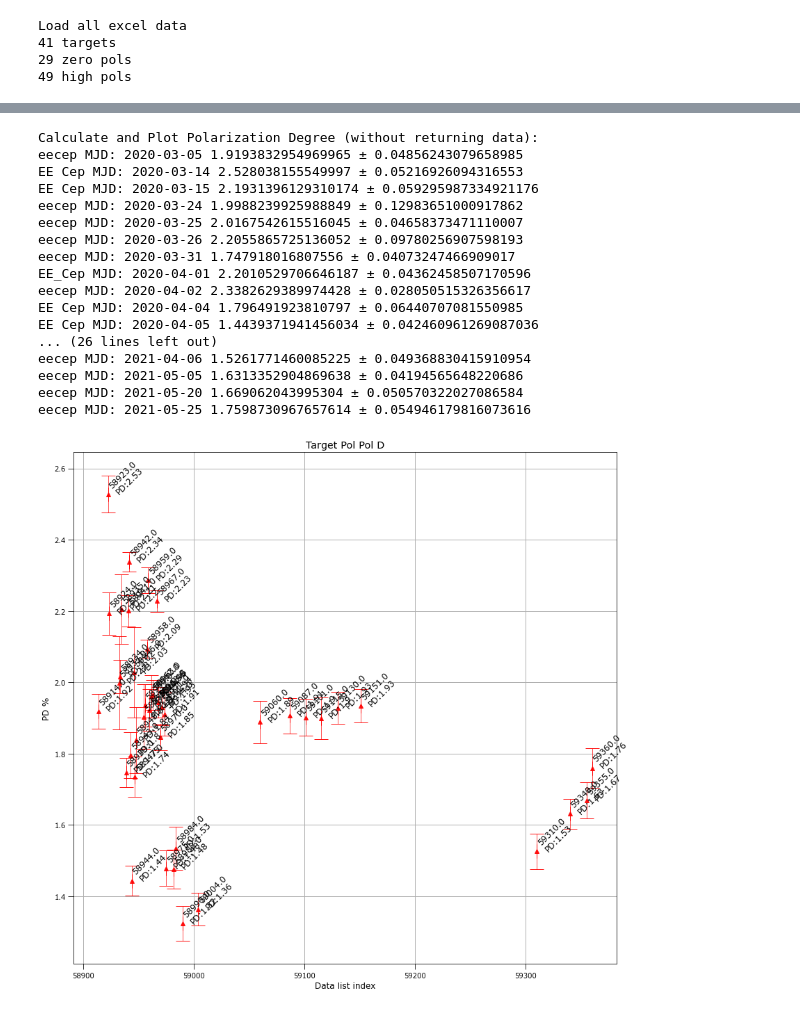
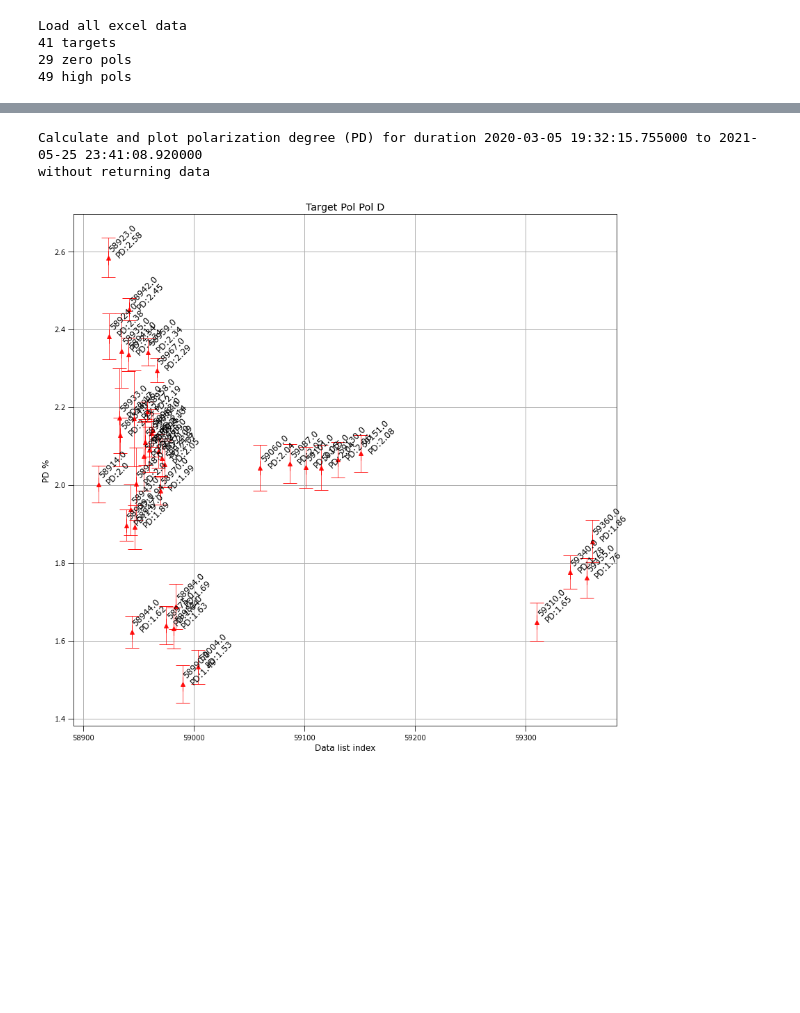
Before and after one commit to coderXmachina2/Suhora_polarimety, a Jupyter notebook: polarimetry_3.ipynb, the cells around one changed output, grey strips where cells are left out. Saved outputs shown, nothing was run; the diff lists cells and outputs as text; code cells hidden in the pictures; blank space fills up the shorter version.

```diff
--- a/polarimetry_3.ipynb
+++ b/polarimetry_3.ipynb
@@ -74,0 +90,10 @@ data_hd2158 = funcs_utils.list_autoloader(file_obs[5],
+# %%
+#Calibrate EECep
+cal_prod_EECep = funcs_calib_and_plot.calib_pipe(data_EECep,
+                                           data_g191,
+                                           verbose_plot_zpol=False)
+
+#Calibrate HD2158
+cal_prod_hd2158 = funcs_calib_and_plot.calib_pipe(data_hd2158,
+                                           data_g191,
+                                           verbose_plot_zpol=False)
@@ -95,35 +164,20 @@ data_PD[0][0], data_PD[1][0]
 # %%
-funcs_polarimetry.calc_pd2(data_EECep[0],
-                           data_EECep[1],
+#Target EECep
+funcs_polarimetry.calc_pd2(cal_prod_EECep,
                            'Target Pol Pol D',
                            'red',
                            perc_arg=True,
-                           verbose_calc_pd=True,
+                           verbose_calc_pd=False,
                            verbose_data=True)
 
-funcs_polarimetry.calc_pa2(data_EECep[0],
-                           data_EECep[1],
+#Target EECep
+funcs_polarimetry.calc_pd2(np.array(data_EECep),
                            'Target Pol Pol D',
                            'red',
-                           deg_arg=True,
-                           verbose_calc_pa=False,
+                           perc_arg=True,
+                           verbose_calc_pd=False,
                            verbose_data=True)
 # %% [output]
-Calculate and Plot Polarization Degree (without returning data):
-eecep MJD: 2020-03-05 1.9193832954969965 ± 0.04856243079658985
-EE Cep MJD: 2020-03-14 2.528038155549997 ± 0.05216926094316553
-EE Cep MJD: 2020-03-15 2.1931396129310174 ± 0.059295987334921176
-eecep MJD: 2020-03-24 1.9988239925988849 ± 0.12983651000917862
-eecep MJD: 2020-03-25 2.0167542615516045 ± 0.04658373471110007
-eecep MJD: 2020-03-26 2.2055865725136052 ± 0.09780256907598193
-eecep MJD: 2020-03-31 1.747918016807556 ± 0.04073247466909017
-EE_Cep MJD: 2020-04-01 2.2010529706646187 ± 0.04362458507170596
-eecep MJD: 2020-04-02 2.3382629389974428 ± 0.028050515326356617
-EE Cep MJD: 2020-04-04 1.796491923810797 ± 0.06440707081550985
-EE Cep MJD: 2020-04-05 1.4439371941456034 ± 0.042460961269087036
-... (26 lines left out)
-eecep MJD: 2021-04-06 1.5261771460085225 ± 0.049368830415910954
-eecep MJD: 2021-05-05 1.6313352904869638 ± 0.04194565648220686
-eecep MJD: 2021-05-20 1.669062043995304 ± 0.050570322027086584
-eecep MJD: 2021-05-25 1.7598730967657614 ± 0.054946179816073616
+Calculate and plot polarization degree (PD) for duration 2020-03-05 19:32:15.755000 to 2021-05-25 23:41:08.920000
+without returning data
-[figure, old version]
+[figure, new version]
```
Also changed, not shown: parts of 44 cells of this notebook, 2 other files.
